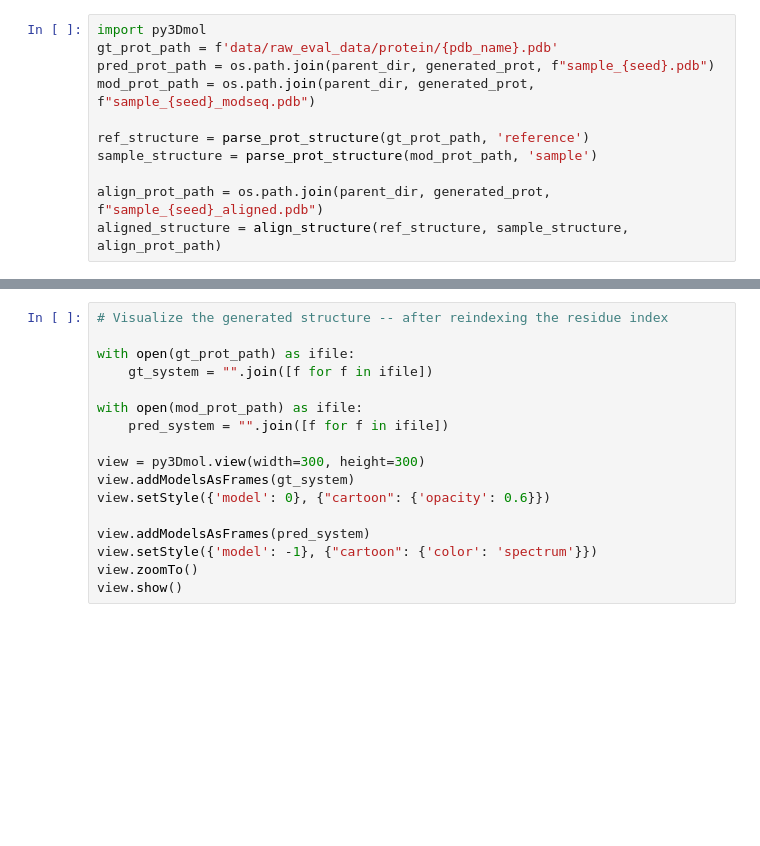
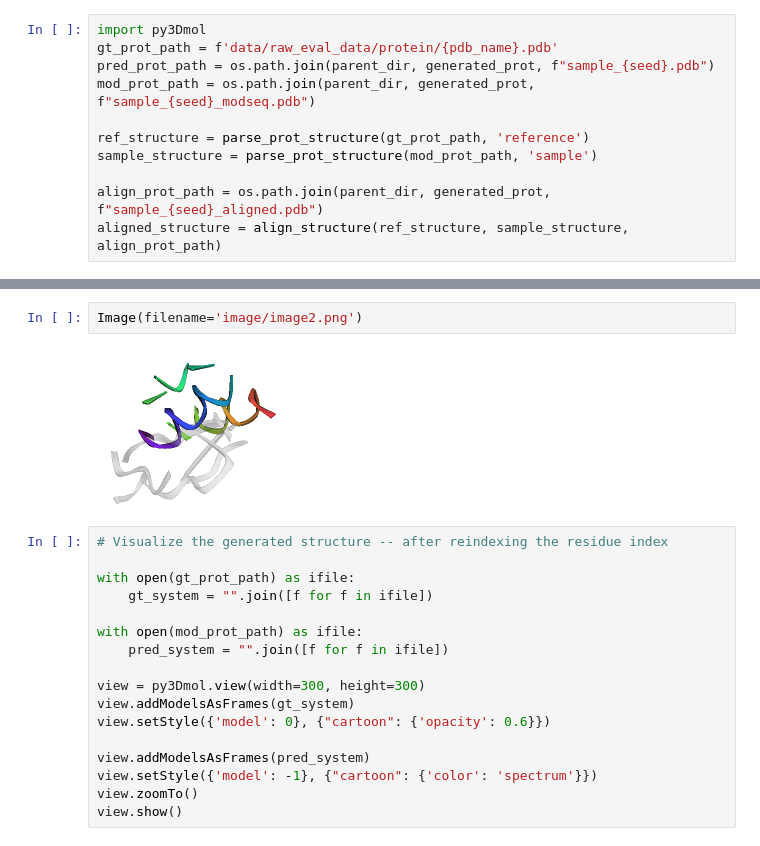
Before and after one commit to WillHua127/EnzymeFlow, a Jupyter notebook: enzymeflow_demo.ipynb, the cells around one changed output, grey strips where cells are left out. Drawn from its saved outputs; the diff is of its cells as text; blank space fills up the shorter version.

```diff
--- a/enzymeflow_demo.ipynb
+++ b/enzymeflow_demo.ipynb
@@ -299,6 +282,10 @@ view.zoomTo()
 view.show()
 # %% [output]
 [interactive output not drawn]
+# %%
+Image(filename='image/image2.png')
+# %% [output]
+[figure, added]
 # %%
 # Visualize the generated structure -- after reindexing the residue index
 
```
Also changed, not shown: parts of 6 cells of this notebook, 8 other files.
